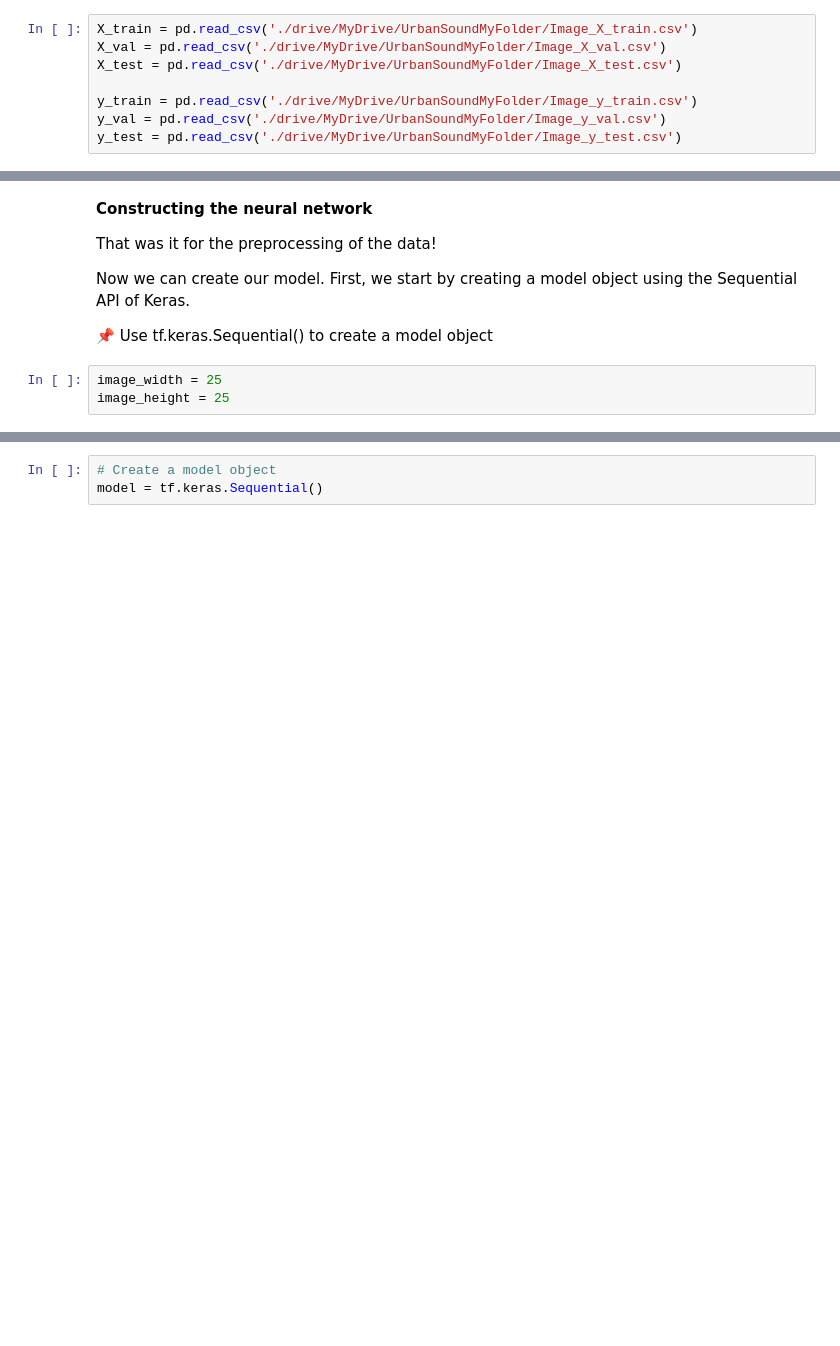
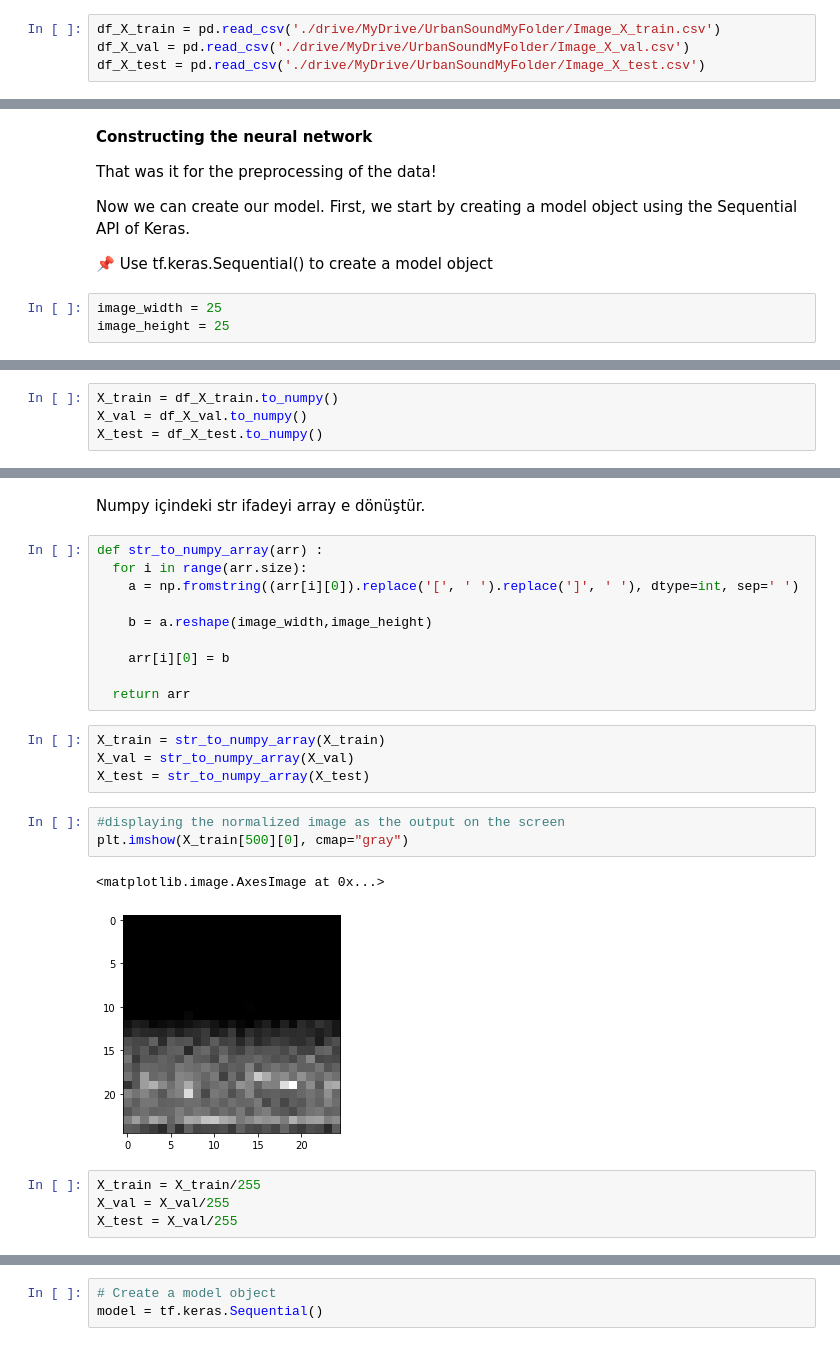
Before and after one commit to gr-uzun/urban-sounds, a Jupyter notebook: Urban_Sounds_Model.ipynb, the cells around one changed output, grey strips where cells are left out. Saved outputs shown, nothing was run; the diff lists cells and outputs as text; blank space fills up the shorter version.

```diff
--- a/Urban_Sounds_Model.ipynb
+++ b/Urban_Sounds_Model.ipynb
@@ -30,10 +30,6 @@ import matplotlib.pyplot as plt
 
 Bir önceki kısımda oluşturulan veri setlerini oku.
 # %%
-X_train = pd.read_csv('./drive/MyDrive/UrbanSoundMyFolder/Image_X_train.csv')
-X_val = pd.read_csv('./drive/MyDrive/UrbanSoundMyFolder/Image_X_val.csv')
-X_test = pd.read_csv('./drive/MyDrive/UrbanSoundMyFolder/Image_X_test.csv')
-
-y_train = pd.read_csv('./drive/MyDrive/UrbanSoundMyFolder/Image_y_train.csv')
-y_val = pd.read_csv('./drive/MyDrive/UrbanSoundMyFolder/Image_y_val.csv')
-y_test = pd.read_csv('./drive/MyDrive/UrbanSoundMyFolder/Image_y_test.csv')
+df_X_train = pd.read_csv('./drive/MyDrive/UrbanSoundMyFolder/Image_X_train.csv')
+df_X_val = pd.read_csv('./drive/MyDrive/UrbanSoundMyFolder/Image_X_val.csv')
+df_X_test = pd.read_csv('./drive/MyDrive/UrbanSoundMyFolder/Image_X_test.csv')
@@ -100,0 +83,4 @@ AttributeError: ignored
+# %%
+X_train = df_X_train.to_numpy()
+X_val = df_X_val.to_numpy()
+X_test = df_X_test.to_numpy()
@@ -100,0 +117,26 @@ AttributeError: ignored
+# %% [markdown]
+Numpy içindeki str ifadeyi array e dönüştür.
+# %%
+def str_to_numpy_array(arr) :
+  for i in range(arr.size):
+    a = np.fromstring((arr[i][0]).replace('[', ' ').replace(']', ' '), dtype=int, sep=' ')
+
+    b = a.reshape(image_width,image_height)
+
+    arr[i][0] = b
+
+  return arr
+# %%
+X_train = str_to_numpy_array(X_train)
+X_val = str_to_numpy_array(X_val)
+X_test = str_to_numpy_array(X_test)
+# %%
+#displaying the normalized image as the output on the screen
+plt.imshow(X_train[500][0], cmap="gray")
+# %% [output]
+<matplotlib.image.AxesImage at 0x...>
+[figure, added]
+# %%
+X_train = X_train/255
+X_val = X_val/255
+X_test = X_val/255
```
Also changed, not shown: parts of 16 cells of this notebook.
